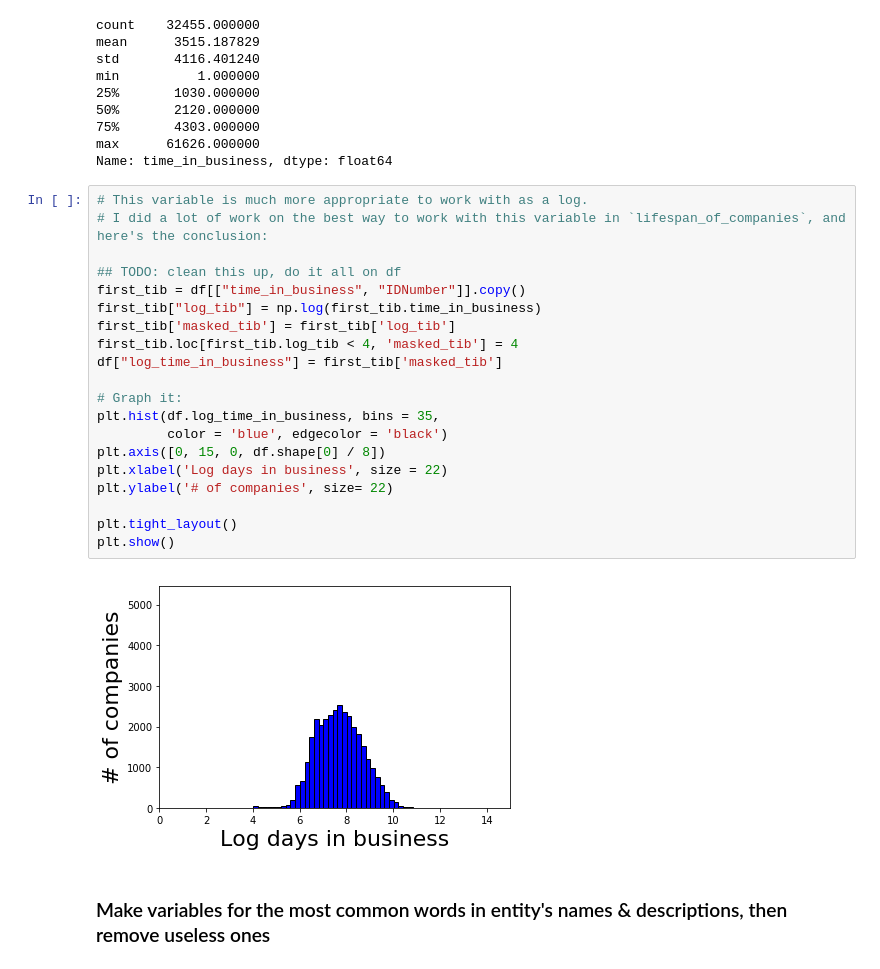
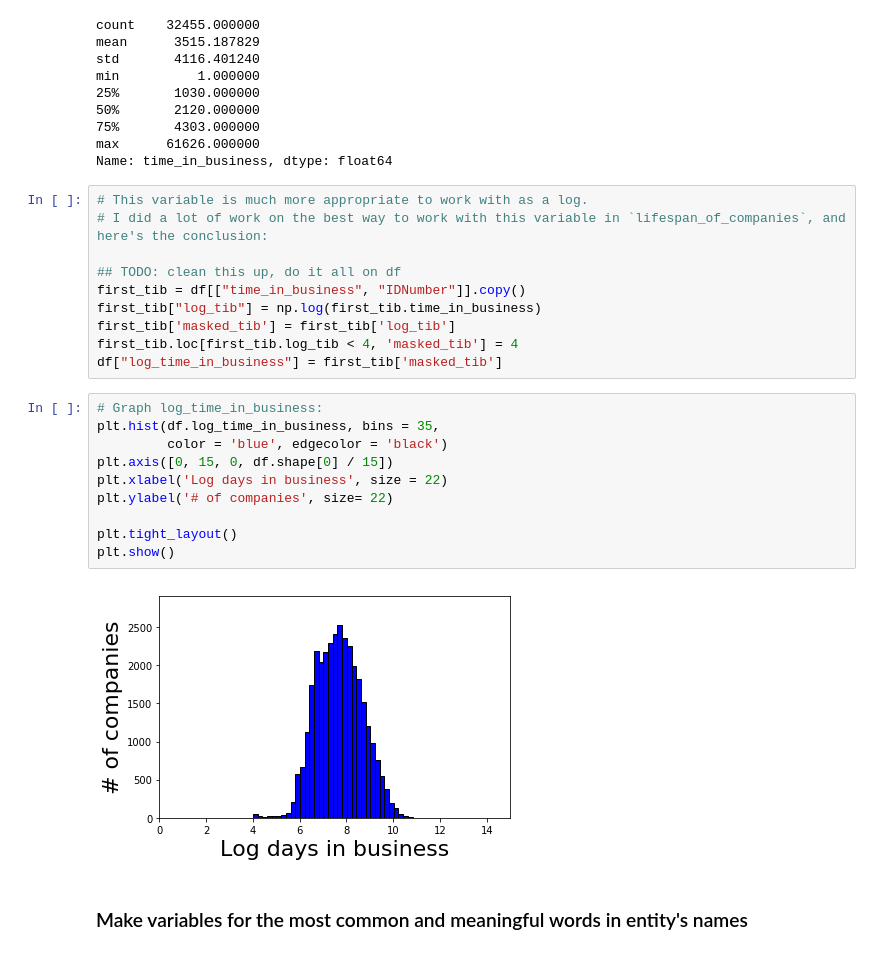
Before and after one commit to Yoyoyoyoyoyoyo/when_companies_die, a Jupyter notebook: predicting_when_companies_die.ipynb, the cells around one changed output. Drawn from its saved outputs; the diff is of its cells as text.

```diff
--- a/predicting_when_companies_die.ipynb
+++ b/predicting_when_companies_die.ipynb
@@ -78,17 +82,17 @@ first_tib["log_tib"] = np.log(first_tib.time_in_business)
 first_tib['masked_tib'] = first_tib['log_tib']
 first_tib.loc[first_tib.log_tib < 4, 'masked_tib'] = 4
 df["log_time_in_business"] = first_tib['masked_tib']
-
-# Graph it:
-plt.hist(df.log_time_in_business, bins = 35,
-         color = 'blue', edgecolor = 'black')
-plt.axis([0, 15, 0, df.shape[0] / 8])
-plt.xlabel('Log days in business', size = 22)
-plt.ylabel('# of companies', size= 22)
-
-plt.tight_layout()
-plt.show()
-# %% [output]
-[figure, removed]
+# %%
+# Graph log_time_in_business:
+plt.hist(df.log_time_in_business, bins = 35,
+         color = 'blue', edgecolor = 'black')
+plt.axis([0, 15, 0, df.shape[0] / 15])
+plt.xlabel('Log days in business', size = 22)
+plt.ylabel('# of companies', size= 22)
+
+plt.tight_layout()
+plt.show()
+# %% [output]
+[figure, added]
 # %% [markdown]
-### Make variables for the most common words in entity's names & descriptions, then remove useless ones
+### Make variables for the most common and meaningful words in entity's names
```
Also changed, not shown: parts of 14 cells of this notebook.
